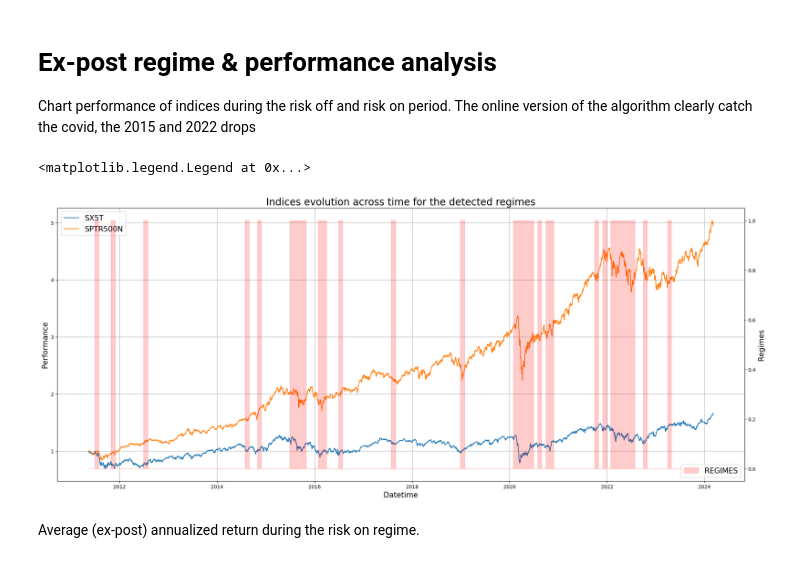
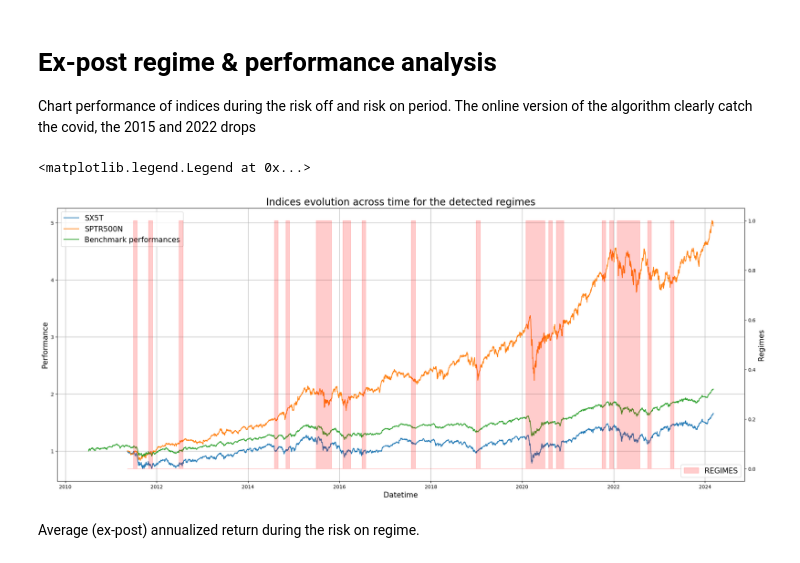
Before and after one commit to BaptisteZloch/Cross-Asset-Investment-Solutions, a Jupyter notebook: src/backtest_portoflio.ipynb, the cells around one changed output. Cells and saved outputs as stored; diff of their text form; code cells hidden in the pictures.

```diff
--- a/src/backtest_portoflio.ipynb
+++ b/src/backtest_portoflio.ipynb
@@ -322,30 +415,35 @@ Chart performance of indices during the risk off and risk on period. The online
 # %%
 fig, ax = plt.subplots(1, 1, figsize=(25, 10))
 universe_data = universe_df.iloc[20:].copy()
 universe_data["REGIMES"] = regimes["Regime"]
 
 ax.plot(universe_data.index, (universe_data.SX5T + 1).cumprod(), label="SX5T")
 ax.plot(universe_data.index, (universe_data.SPTR500N + 1).cumprod(), label="SPTR500N")
+ax.plot(
+    bench_obj.benchmark_perf.index,
+    bench_obj.benchmark_perf,
+    label="Benchmark performances",
+)
 ax_l = ax.twinx()
 ax_l.fill_between(
     universe_data.index,
     universe_data["REGIMES"],
     alpha=0.2,
     color="red",
     step="pre",
     label="REGIMES",
 )
 ax_l.set_xlabel("Market regime (0=bull, 1=bear)", fontsize=15)
 ax.set_xlabel("Datetime", fontsize=15)
 ax_l.set_ylabel("Regimes", fontsize=15)
 ax.set_ylabel("Performance", fontsize=15)
 ax.set_title(f"Indices evolution across time for the detected regimes", fontsize=20)
 ax.grid()
 ax_l.legend(fontsize=15, loc="lower right")
 ax.legend(fontsize=15)
 # %% [output]
 <matplotlib.legend.Legend at 0x...>
-[figure, old version]
+[figure, new version]
 # %% [markdown]
 Average (ex-post) annualized return during the risk on regime.
 # %%
```
Also changed, not shown: parts of 8 cells of this notebook, 1 other file.
